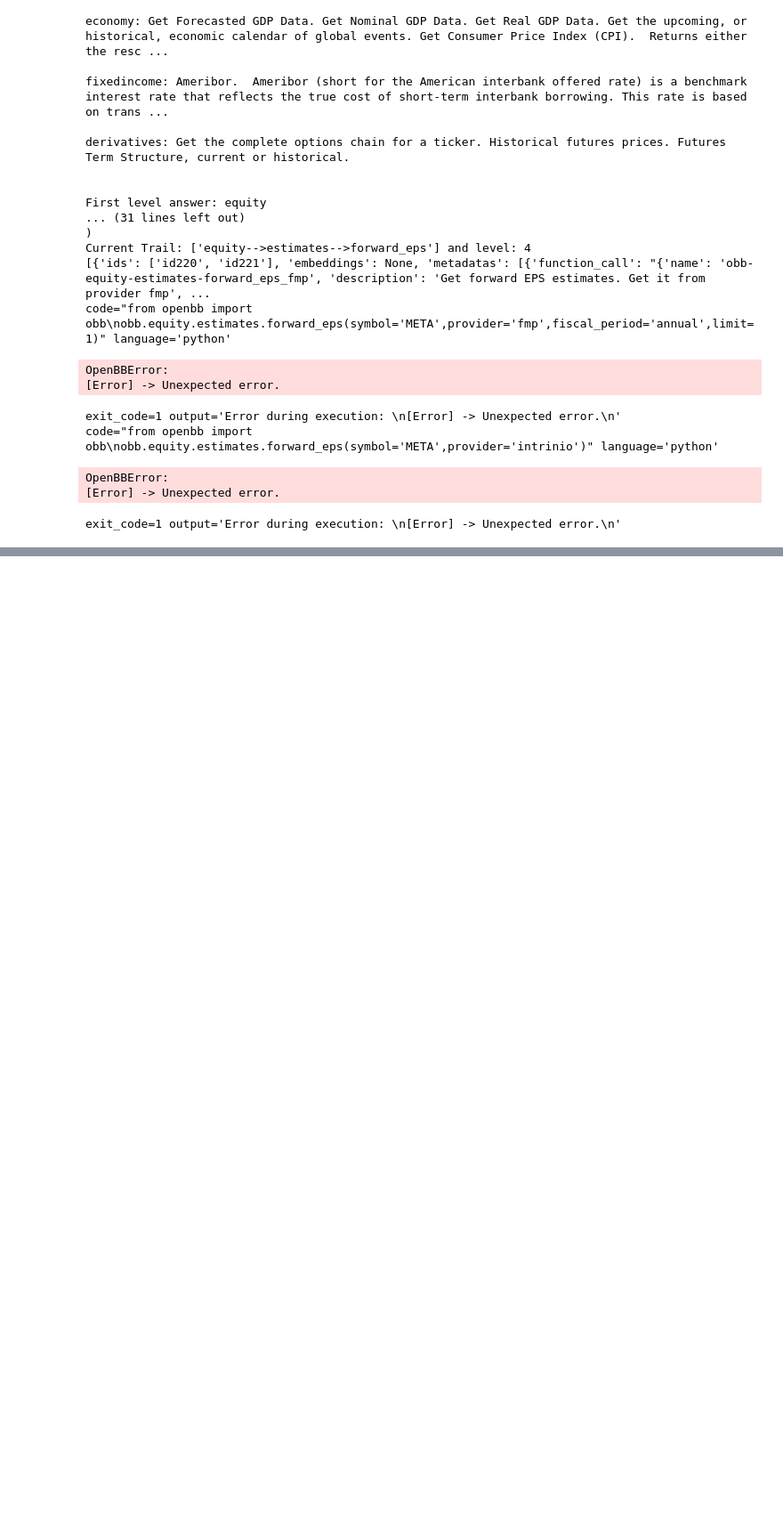
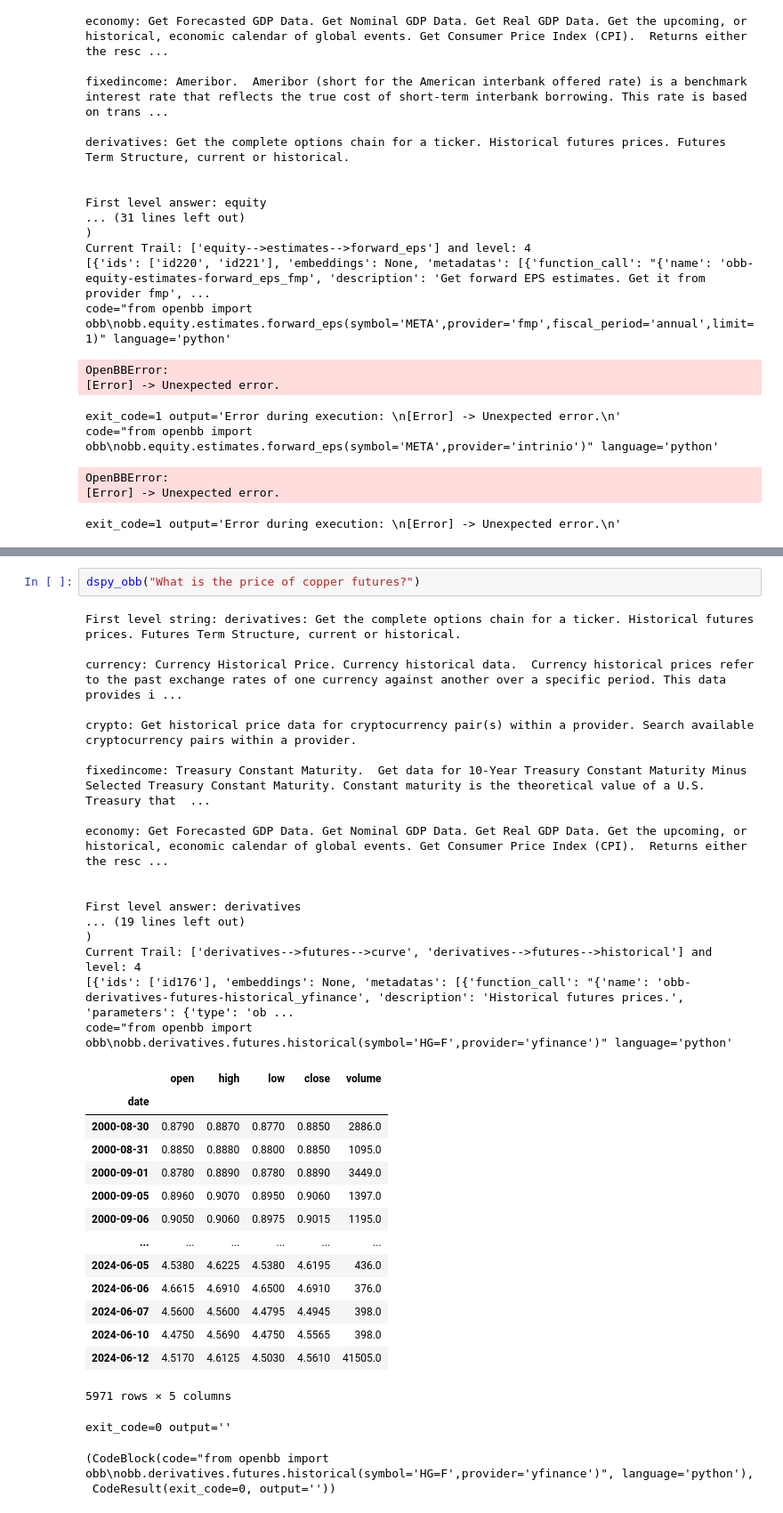
Before and after one commit to Athe-kunal/openbb-agent, a Jupyter notebook: AutoGen.ipynb, the cells around one changed output, grey strips where cells are left out. Shown at 89% size. Drawn from its saved outputs; the diff is of its cells as text; blank space fills up the shorter version.

```diff
--- a/AutoGen.ipynb
+++ b/AutoGen.ipynb
@@ -157,0 +155,37 @@ exit_code=0 output=''
+# %%
+dspy_obb("What is the price of copper futures?")
+# %% [output]
+First level string: derivatives: Get the complete options chain for a ticker. Historical futures prices. Futures Term Structure, current or historical.
+
+currency: Currency Historical Price. Currency historical data.  Currency historical prices refer to the past exchange rates of one currency against another over a specific period. This data provides i ...
+
+crypto: Get historical price data for cryptocurrency pair(s) within a provider. Search available cryptocurrency pairs within a provider.
+
+fixedincome: Treasury Constant Maturity.  Get data for 10-Year Treasury Constant Maturity Minus Selected Treasury Constant Maturity. Constant maturity is the theoretical value of a U.S. Treasury that  ...
+
+economy: Get Forecasted GDP Data. Get Nominal GDP Data. Get Real GDP Data. Get the upcoming, or historical, economic calendar of global events. Get Consumer Price Index (CPI).  Returns either the resc ...
+
+
+First level answer: derivatives
+... (19 lines left out)
+)
+Current Trail: ['derivatives-->futures-->curve', 'derivatives-->futures-->historical'] and level: 4
+[{'ids': ['id176'], 'embeddings': None, 'metadatas': [{'function_call': "{'name': 'obb-derivatives-futures-historical_yfinance', 'description': 'Historical futures prices.', 'parameters': {'type': 'ob ...
+code="from openbb import obb\nobb.derivatives.futures.historical(symbol='HG=F',provider='yfinance')" language='python'
+|  | open | high | low | close | volume |
+| date |  |  |  |  |  |
+| 2000-08-30 | 0.8790 | 0.8870 | 0.8770 | 0.8850 | 2886.0 |
+| 2000-08-31 | 0.8850 | 0.8880 | 0.8800 | 0.8850 | 1095.0 |
+| 2000-09-01 | 0.8780 | 0.8890 | 0.8780 | 0.8890 | 3449.0 |
+| 2000-09-05 | 0.8960 | 0.9070 | 0.8950 | 0.9060 | 1397.0 |
+| 2000-09-06 | 0.9050 | 0.9060 | 0.8975 | 0.9015 | 1195.0 |
+| ... | ... | ... | ... | ... | ... |
+| 2024-06-05 | 4.5380 | 4.6225 | 4.5380 | 4.6195 | 436.0 |
+| 2024-06-06 | 4.6615 | 4.6910 | 4.6500 | 4.6910 | 376.0 |
+| 2024-06-07 | 4.5600 | 4.5600 | 4.4795 | 4.4945 | 398.0 |
+| 2024-06-10 | 4.4750 | 4.5690 | 4.4750 | 4.5565 | 398.0 |
+| 2024-06-12 | 4.5170 | 4.6125 | 4.5030 | 4.5610 | 41505.0 |
+5971 rows × 5 columns
+exit_code=0 output=''
+(CodeBlock(code="from openbb import obb\nobb.derivatives.futures.historical(symbol='HG=F',provider='yfinance')", language='python'),
+ CodeResult(exit_code=0, output=''))
```
Also changed, not shown: parts of 4 cells of this notebook, 1 other file.
